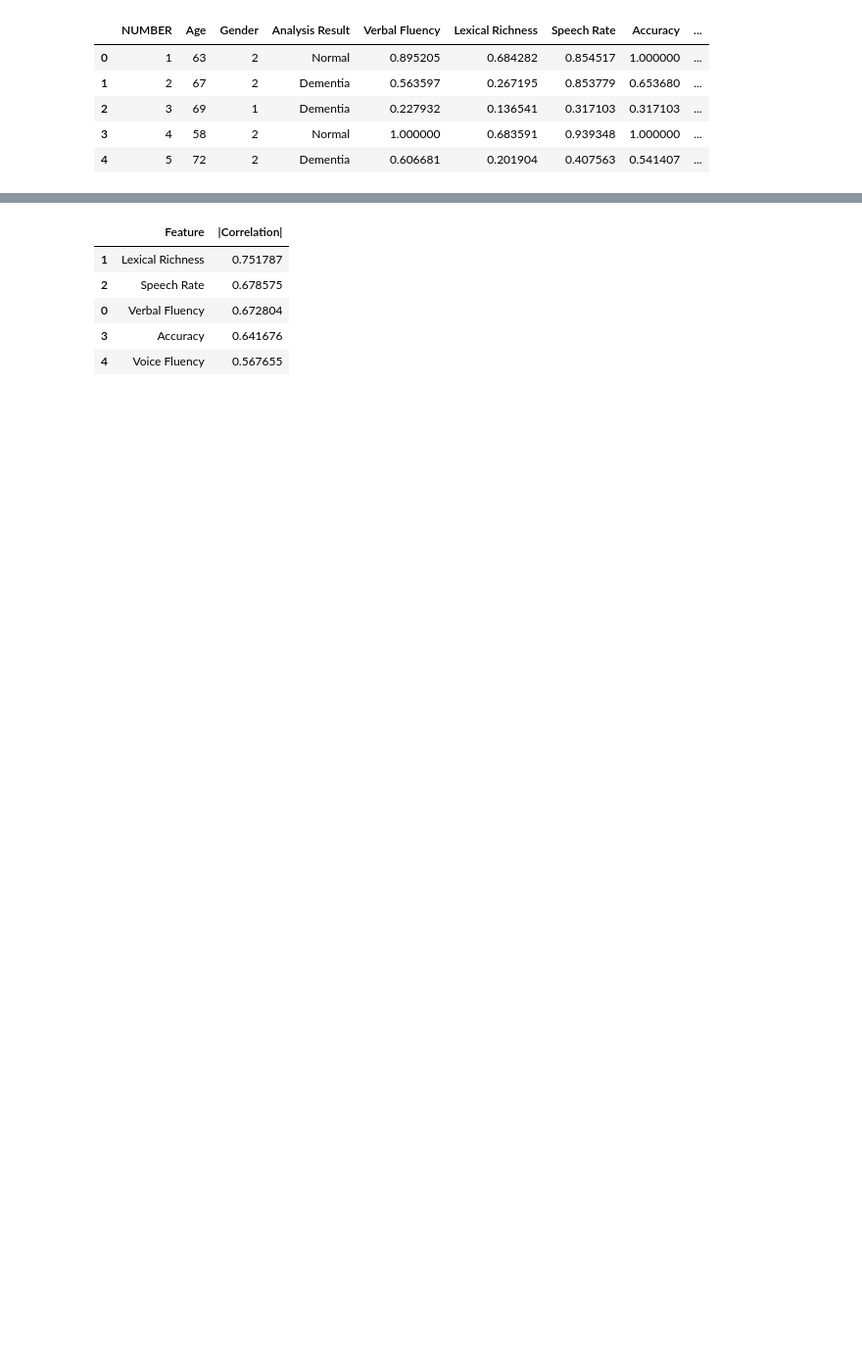
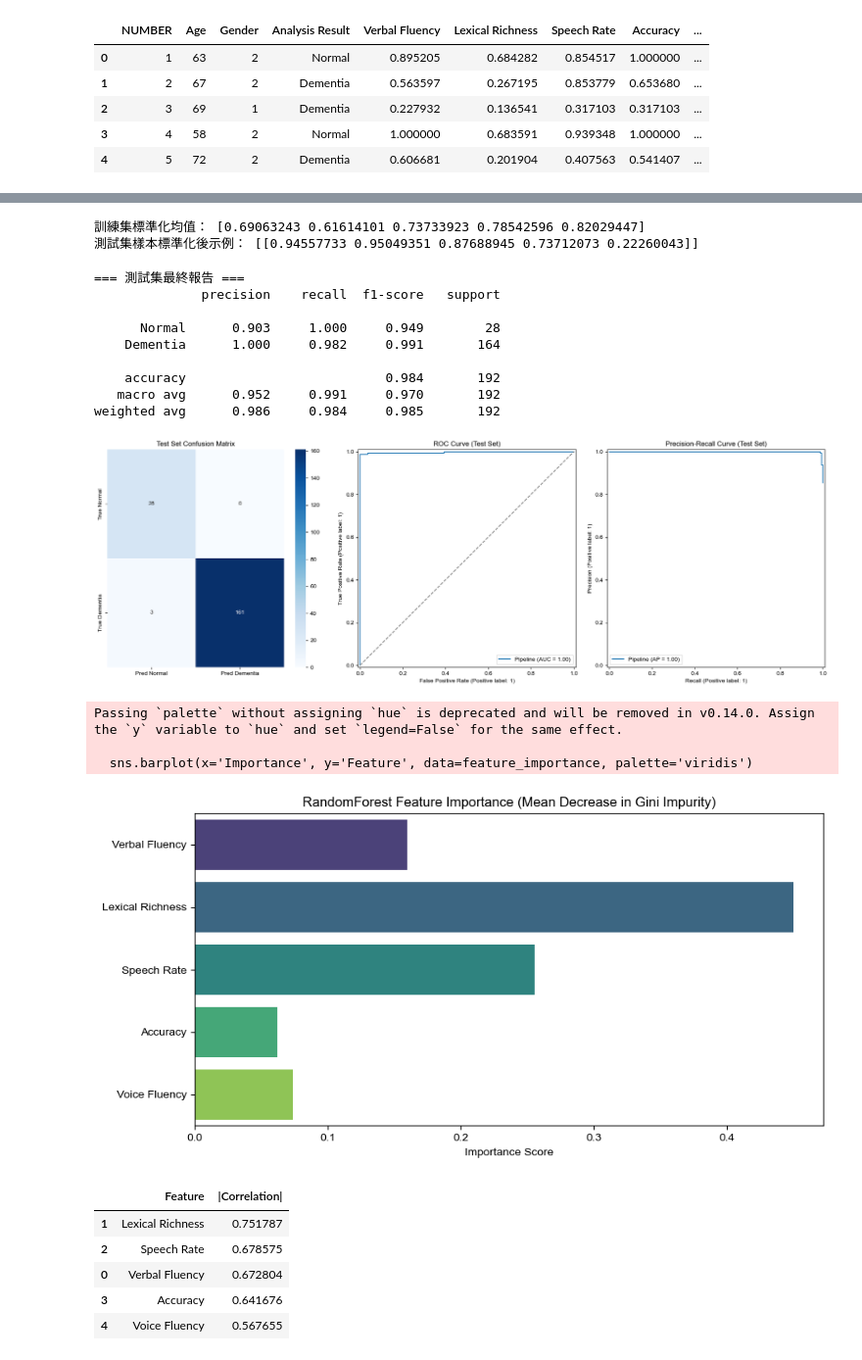
Before and after one commit to Kevindic0214/Voice-Face-Aging-Prediction, a Jupyter notebook: predict.ipynb, the cells around one changed output, grey strips where cells are left out. Shown: that part at 98% size. Cells and saved outputs as stored; diff of their text form; code cells hidden in the pictures; blank space fills up the shorter version.

```diff
--- a/predict.ipynb
+++ b/predict.ipynb
@@ -280,3 +189,75 @@ Passing `palette` without assigning `hue` is deprecated and will be removed in v
+# %%
+# 檢查 Pipeline 標準化是否正常運作
+scaler = best_model.named_steps['standardscaler']
+print("訓練集標準化均值：", scaler.mean_)  # 應等於 X_train 的原始均值
+print("測試集樣本標準化後示例：", scaler.transform(X_test[:1]))
+# %% [output]
+訓練集標準化均值： [0.69063243 0.61614101 0.73733923 0.78542596 0.82029447]
+測試集樣本標準化後示例： [[0.94557733 0.95049351 0.87688945 0.73712073 0.22260043]]
+# %%
+# %%
+# 程式碼區塊5：驗證集評估與測試集最終報告
+# 測試集評估
+print("\n=== 測試集最終報告 ===")
+y_test_pred = best_model.predict(X_test)
+y_test_proba = best_model.predict_proba(X_test)[:,1]
+
+# 完整分類報告
+print(classification_report(y_test, y_test_pred,
+                           target_names=['Normal', 'Dementia'],
+                           digits=3))
+
+# 可視化分析
+# 創建一個1x3的子圖佈局
+fig, axes = plt.subplots(1, 3, figsize=(18, 6))
+
+# 混淆矩陣（測試集）
+sns.heatmap(confusion_matrix(y_test, y_test_pred),
+            annot=True, fmt='d', ax=axes[0],
+            xticklabels=['Pred Normal', 'Pred Dementia'],
+            yticklabels=['True Normal', 'True Dementia'], cmap='Blues')
+axes[0].set_title("Test Set Confusion Matrix")
+
+# ROC曲線
+RocCurveDisplay.from_estimator(best_model, X_test, y_test, ax=axes[1])
+axes[1].plot([0, 1], [0, 1], linestyle='--', color='gray')
+axes[1].set_title("ROC Curve (Test Set)")
+
+# PR曲線
+PrecisionRecallDisplay.from_estimator(best_model, X_test, y_test, ax=axes[2])
+axes[2].set_title("Precision-Recall Curve (Test Set)")
+
+plt.tight_layout()
+plt.show()
+
+# 特徵重要性分析（隨機森林專用）
+rf_step = best_model.named_steps['randomforestclassifier']
+feature_importance = pd.DataFrame({
+    'Feature': features,
+    'Importance': rf_step.feature_importances_
+})
+
+plt.figure(figsize=(10,5))
+sns.barplot(x='Importance', y='Feature', data=feature_importance, palette='viridis')
+plt.title("RandomForest Feature Importance (Mean Decrease in Gini Impurity)")
+plt.xlabel("Importance Score")
+plt.ylabel("")
+plt.show()
+# %% [output]
+=== 測試集最終報告 ===
+              precision    recall  f1-score   support
+
+      Normal      0.903     1.000     0.949        28
+    Dementia      1.000     0.982     0.991       164
+
+    accuracy                          0.984       192
+   macro avg      0.952     0.991     0.970       192
+weighted avg      0.986     0.984     0.985       192
+[figure, added]
+Passing `palette` without assigning `hue` is deprecated and will be removed in v0.14.0. Assign the `y` variable to `hue` and set `legend=False` for the same effect.
+
+  sns.barplot(x='Importance', y='Feature', data=feature_importance, palette='viridis')
+[figure, added]
 # %%
 # 檢查特徵與標籤的關聯性
 from scipy.stats import pointbiserialr
```
Also changed, not shown: parts of 5 cells of this notebook, 1 other file.
